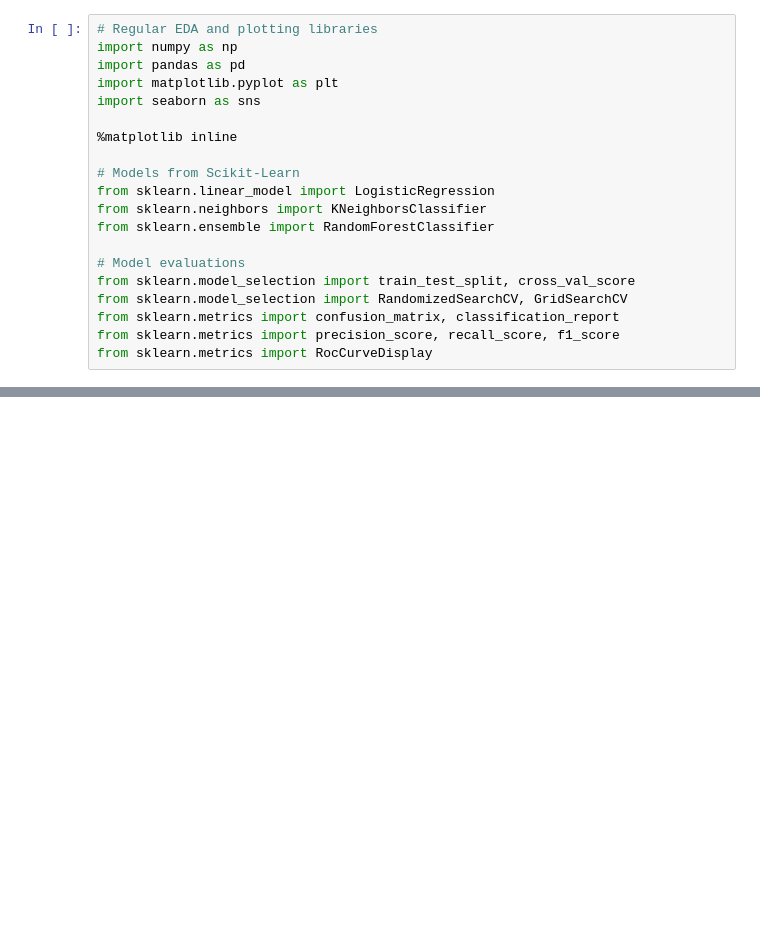
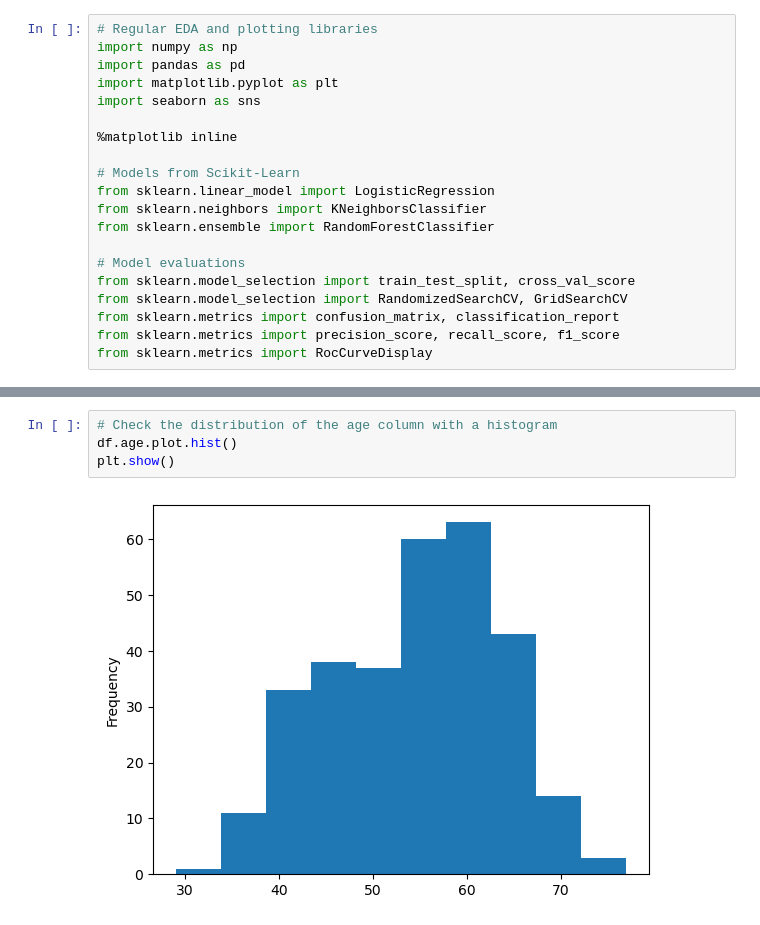
Before and after one commit to Dreyyyyy/heart-disease-detection, a Jupyter notebook: end-to-end-heart-disease-classification.ipynb, the cells around one changed output, grey strips where cells are left out. Drawn from its saved outputs; the diff is of its cells as text; blank space fills up the shorter version.

```diff
--- a/end-to-end-heart-disease-classification.ipynb
+++ b/end-to-end-heart-disease-classification.ipynb
@@ -93,0 +285,6 @@ from sklearn.metrics import RocCurveDisplay
+# %%
+# Check the distribution of the age column with a histogram
+df.age.plot.hist()
+plt.show()
+# %% [output]
+[figure, added]
```
Also changed, not shown: parts of 79 cells of this notebook, 1 other file.
